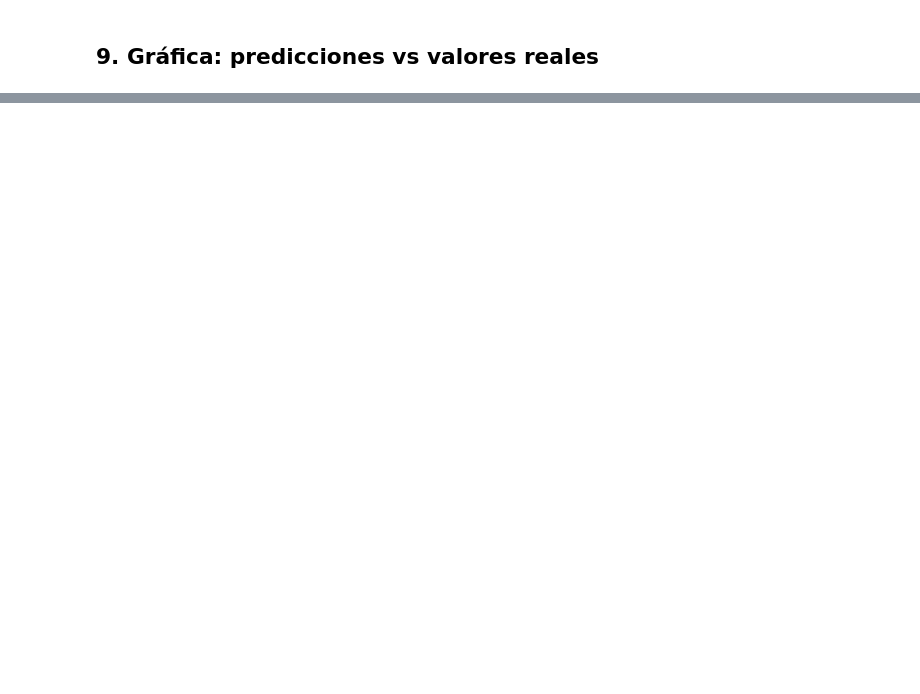
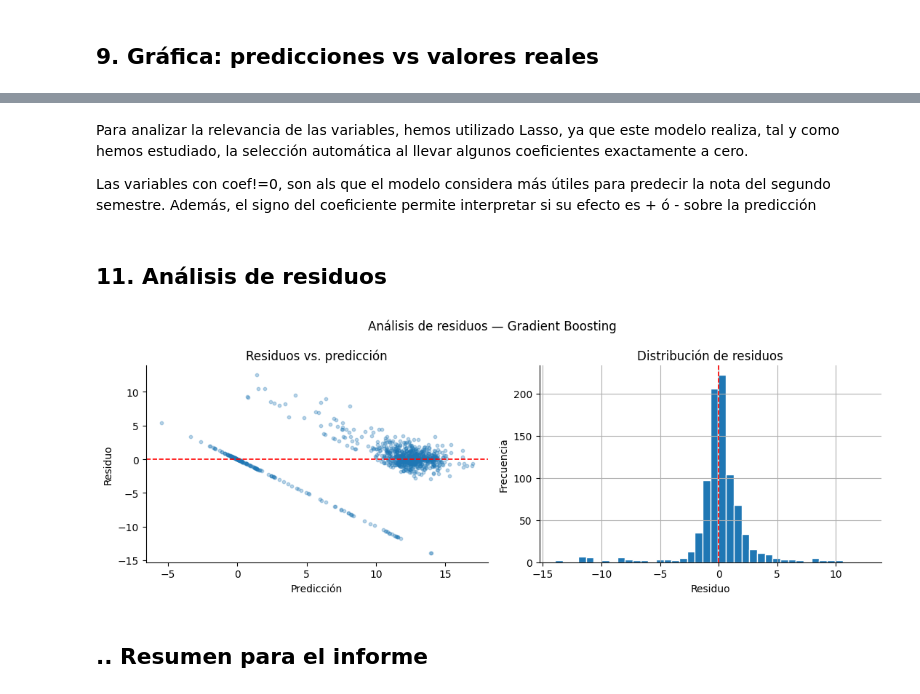
Before and after one commit to adrianalorenzo/ML_proyecto_final, a Jupyter notebook: notebooks/04_regresion.ipynb, the cells around one changed output, grey strips where cells are left out. Cells and saved outputs as stored; diff of their text form; code cells hidden in the pictures; blank space fills up the shorter version.

```diff
--- a/notebooks/04_regresion.ipynb
+++ b/notebooks/04_regresion.ipynb
@@ -224,0 +299,43 @@ modelos_pred = [('Regresion Lineal', lr_pred), ('Ridge', ridge_pred), ('Random F
+# %% [markdown]
+Para analizar la relevancia de las variables, hemos utilizado Lasso, ya que este modelo realiza, tal y como hemos estudiado, la selección automática al llevar algunos coeficientes exactamente a cero.
+
+Las variables con coef!=0, son als que el modelo considera más útiles para predecir la nota del segundo semestre. Además, el signo del coeficiente permite interpretar si su efecto es + ó - sobre la predicción
+# %% [markdown]
+## 11. Análisis de residuos
+# %%
+# Elegimos el mejor modelo para analizar residuos
+preds_mejor = {
+    'Regresión Lineal': lr_pred,
+    'Ridge': ridge_pred,
+    'Random Forest': rf_pred,
+    'Gradient Boosting': gb_pred
+}[mejor_modelo]
+
+residuos = y_test.values - preds_mejor
+
+fig, axes = plt.subplots(1, 2, figsize=(11, 4))
+
+#residuos vs predicción
+axes[0].scatter(preds_mejor, residuos, alpha=0.3, s=10)
+axes[0].axhline(0, color='red', linestyle='--', linewidth=1.2)
+axes[0].set_title('Residuos vs. predicción')
+axes[0].set_xlabel('Predicción')
+axes[0].set_ylabel('Residuo')
+sns.despine(ax=axes[0])
+
+# Histograma de residuos
+axes[1].hist(residuos, bins=40, edgecolor='white')
+axes[1].axvline(0, color='red', linestyle='--', linewidth=1.2)
+axes[1].set_title('Distribución de residuos')
+axes[1].set_xlabel('Residuo')
+axes[1].set_ylabel('Frecuencia')
+sns.despine(ax=axes[1])
+
+fig.suptitle(f'Análisis de residuos — {mejor_modelo}', fontsize=12)
+plt.tight_layout()
+plt.grid()
+plt.show()
+# %% [output]
+[figure, added]
+# %% [markdown]
+## .. Resumen para el informe
```
Also changed, not shown: parts of 18 cells of this notebook.
